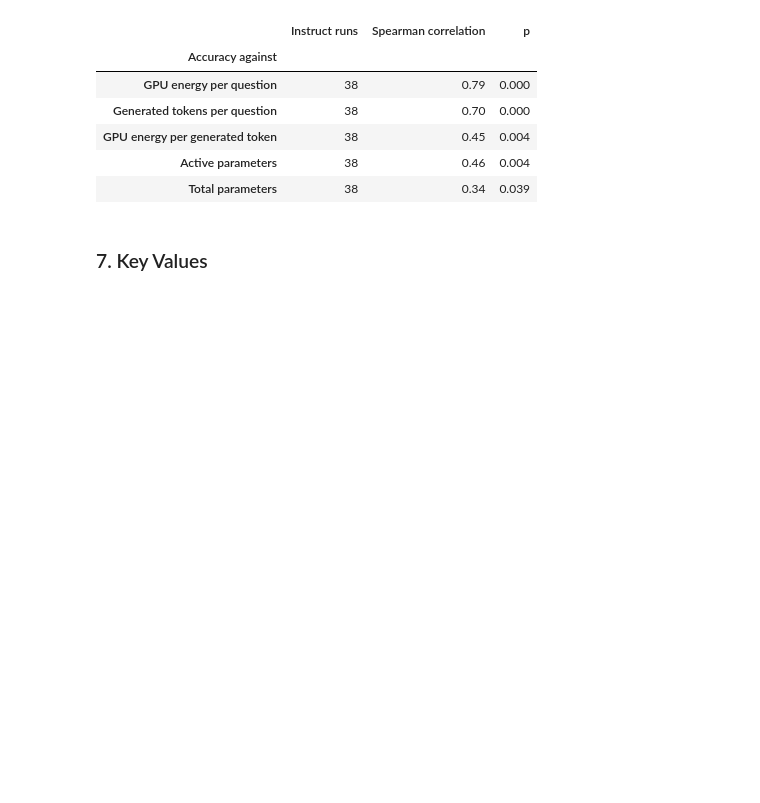
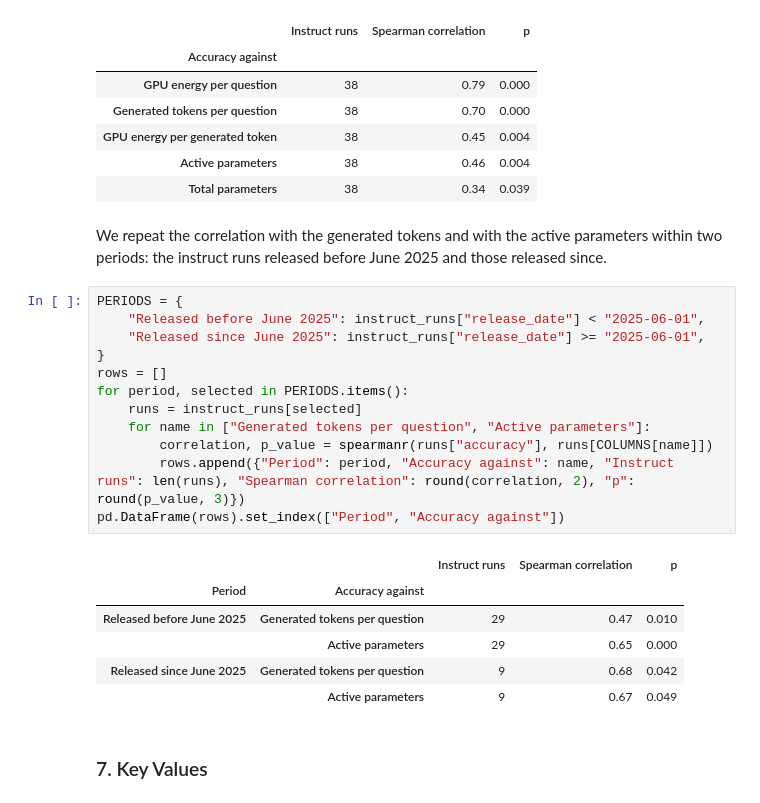
Before and after one commit to diogogmatos/eco-evolution-of-llms, a Jupyter notebook: analysis/03-rq2-cost-of-accuracy.ipynb, the cells around one changed output. Cells and saved outputs as stored; diff of their text form; blank space fills up the shorter version.

```diff
--- a/analysis/03-rq2-cost-of-accuracy.ipynb
+++ b/analysis/03-rq2-cost-of-accuracy.ipynb
@@ -361,6 +361,27 @@ pd.DataFrame(rows).set_index("Accuracy against")
 | GPU energy per generated token | 38 | 0.45 | 0.004 |
 | Active parameters | 38 | 0.46 | 0.004 |
 | Total parameters | 38 | 0.34 | 0.039 |
+# %% [markdown]
+We repeat the correlation with the generated tokens and with the active parameters within two periods: the instruct runs released before June 2025 and those released since.
+# %%
+PERIODS = {
+    "Released before June 2025": instruct_runs["release_date"] < "2025-06-01",
+    "Released since June 2025": instruct_runs["release_date"] >= "2025-06-01",
+}
+rows = []
+for period, selected in PERIODS.items():
+    runs = instruct_runs[selected]
+    for name in ["Generated tokens per question", "Active parameters"]:
+        correlation, p_value = spearmanr(runs["accuracy"], runs[COLUMNS[name]])
+        rows.append({"Period": period, "Accuracy against": name, "Instruct runs": len(runs), "Spearman correlation": round(correlation, 2), "p": round(p_value, 3)})
+pd.DataFrame(rows).set_index(["Period", "Accuracy against"])
+# %% [output]
+|  |  | Instruct runs | Spearman correlation | p |
+| Period | Accuracy against |  |  |  |
+| Released before June 2025 | Generated tokens per question | 29 | 0.47 | 0.010 |
+|  | Active parameters | 29 | 0.65 | 0.000 |
+| Released since June 2025 | Generated tokens per question | 9 | 0.68 | 0.042 |
+|  | Active parameters | 9 | 0.67 | 0.049 |
 # %% [markdown]
 ### 7. Key Values
 # %%
```
Also changed, not shown: parts of 1 cell of this notebook, 7 other files.
